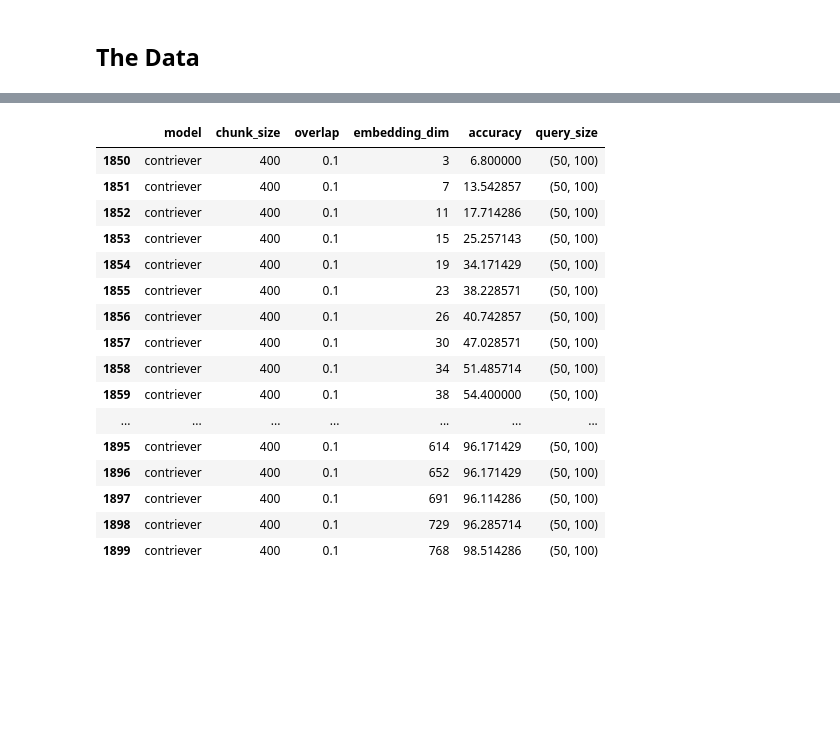
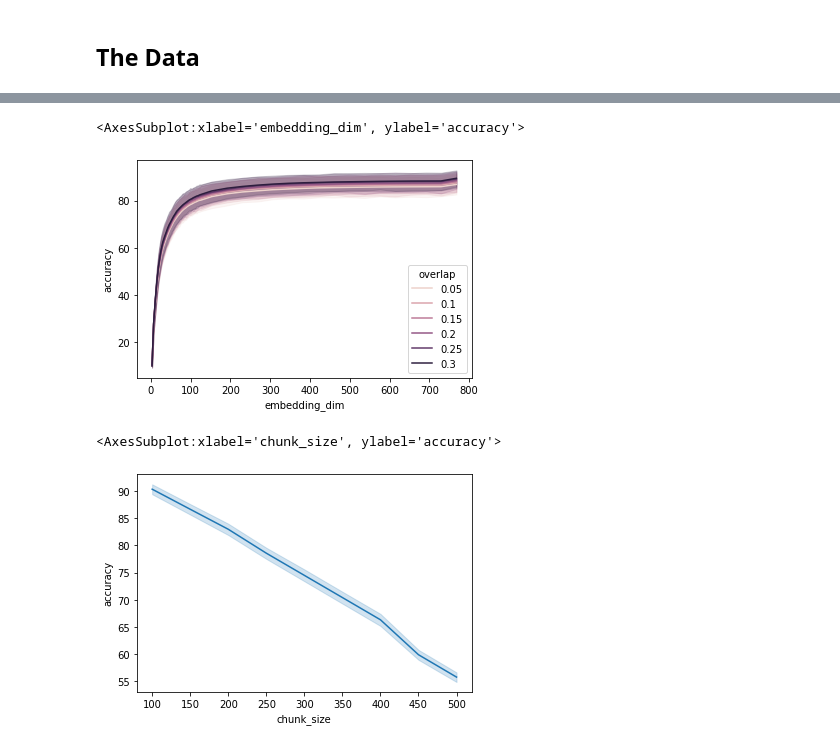
Before and after one commit to rifaaQ/cmsc674, a Jupyter notebook: analysis.ipynb, the cells around one changed output, grey strips where cells are left out. Drawn from its saved outputs; the diff is of its cells as text; code cells hidden in the pictures; blank space fills up the shorter version.

```diff
--- a/analysis.ipynb
+++ b/analysis.ipynb
@@ -47,20 +53,10 @@ sns.scatterplot(data=df, x='embedding_dim', y='accuracy', hue='chunk_size')
-# %%
-df[df['chunk_size']==400][df['overlap']==0.1]
-# %% [output]
-|  | model | chunk_size | overlap | embedding_dim | accuracy | query_size |
-| 1850 | contriever | 400 | 0.1 | 3 | 6.800000 | (50, 100) |
-| 1851 | contriever | 400 | 0.1 | 7 | 13.542857 | (50, 100) |
-| 1852 | contriever | 400 | 0.1 | 11 | 17.714286 | (50, 100) |
-| 1853 | contriever | 400 | 0.1 | 15 | 25.257143 | (50, 100) |
-| 1854 | contriever | 400 | 0.1 | 19 | 34.171429 | (50, 100) |
-| 1855 | contriever | 400 | 0.1 | 23 | 38.228571 | (50, 100) |
-| 1856 | contriever | 400 | 0.1 | 26 | 40.742857 | (50, 100) |
-| 1857 | contriever | 400 | 0.1 | 30 | 47.028571 | (50, 100) |
-| 1858 | contriever | 400 | 0.1 | 34 | 51.485714 | (50, 100) |
-| 1859 | contriever | 400 | 0.1 | 38 | 54.400000 | (50, 100) |
-| ... | ... | ... | ... | ... | ... | ... |
-| 1895 | contriever | 400 | 0.1 | 614 | 96.171429 | (50, 100) |
-| 1896 | contriever | 400 | 0.1 | 652 | 96.171429 | (50, 100) |
-| 1897 | contriever | 400 | 0.1 | 691 | 96.114286 | (50, 100) |
-| 1898 | contriever | 400 | 0.1 | 729 | 96.285714 | (50, 100) |
-| 1899 | contriever | 400 | 0.1 | 768 | 98.514286 | (50, 100) |
+# %%
+sns.lineplot(data=df, x='embedding_dim', y='accuracy', hue='overlap')
+# %% [output]
+<AxesSubplot:xlabel='embedding_dim', ylabel='accuracy'>
+[figure, added]
+# %%
+sns.lineplot(data=df, x='chunk_size', y='accuracy')
+# %% [output]
+<AxesSubplot:xlabel='chunk_size', ylabel='accuracy'>
+[figure, added]
```
Also changed, not shown: parts of 5 cells of this notebook, 3 other files.
